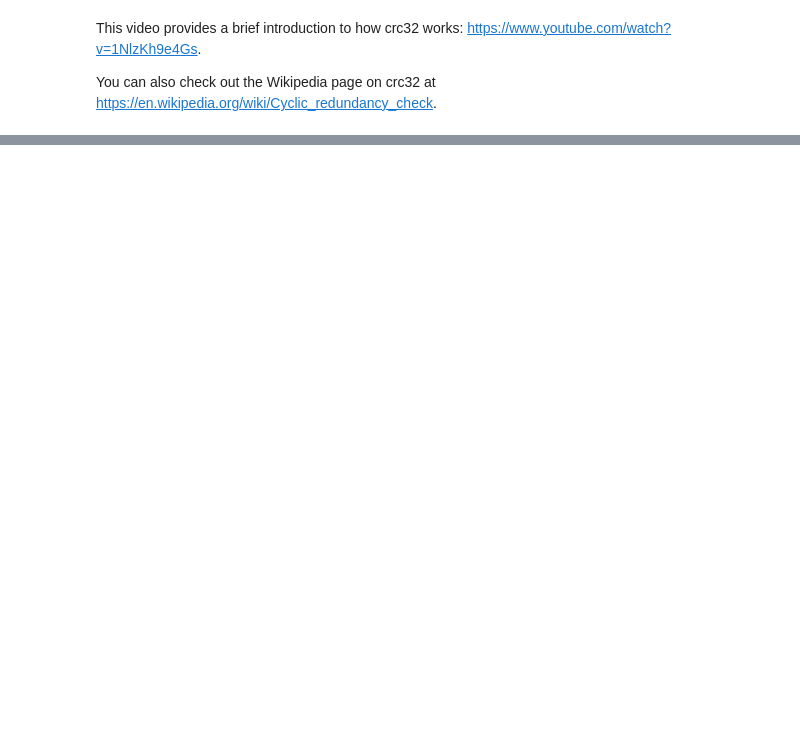
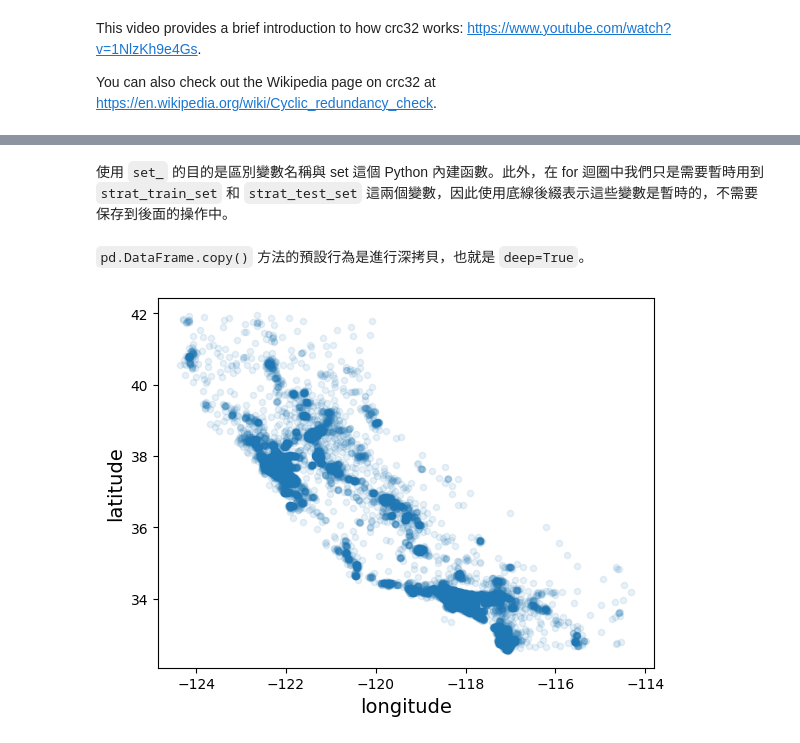
Before and after one commit to 109024503/handson_ml, a Jupyter notebook: Chapter 2.ipynb, the cells around one changed output, grey strips where cells are left out. Saved outputs shown, nothing was run; the diff lists cells and outputs as text; code cells hidden in the pictures; blank space fills up the shorter version.

```diff
--- a/Chapter 2.ipynb
+++ b/Chapter 2.ipynb
@@ -102,0 +178,7 @@ You can also check out the Wikipedia page on crc32 at https://en.wikipedia.org/w
+# %%
+from sklearn.model_selection import StratifiedShuffleSplit
+
+# n_splits=1: 分割成幾組，這裡指定為 1 組
+# test_size=0.2: 分割出的測試集比例為 20%
+# random_state=42: 設定隨機種子，確保每次執行時結果相同
+split = StratifiedShuffleSplit(n_splits=1, test_size=0.2, random_state=42)
@@ -102,0 +188,4 @@ You can also check out the Wikipedia page on crc32 at https://en.wikipedia.org/w
+# %%
+for train_index, test_index in split.split(housing, housing['income_cat']):
+    strat_train_set = housing.loc[train_index]
+    strat_test_set = housing.loc[test_index]
@@ -102,0 +221,2 @@ You can also check out the Wikipedia page on crc32 at https://en.wikipedia.org/w
+# %% [markdown]
+使用 `set_` 的目的是區別變數名稱與 set 這個 Python 內建函數。此外，在 for 迴圈中我們只是需要暫時用到 `strat_train_set` 和 `strat_test_set` 這兩個變數，因此使用底線後綴表示這些變數是暫時的，不需要保存到後面的操作中。
@@ -102,0 +226,9 @@ You can also check out the Wikipedia page on crc32 at https://en.wikipedia.org/w
+# %% [markdown]
+`pd.DataFrame.copy()` 方法的預設行為是進行深拷貝，也就是 `deep=True`。
+# %%
+housing = strat_train_set.copy()
+# %%
+housing.plot(kind="scatter", x="longitude", y="latitude", alpha=0.1)
+plt.show()
+# %% [output]
+[figure, added]
```
Also changed, not shown: parts of 53 cells of this notebook, 7 other files.
